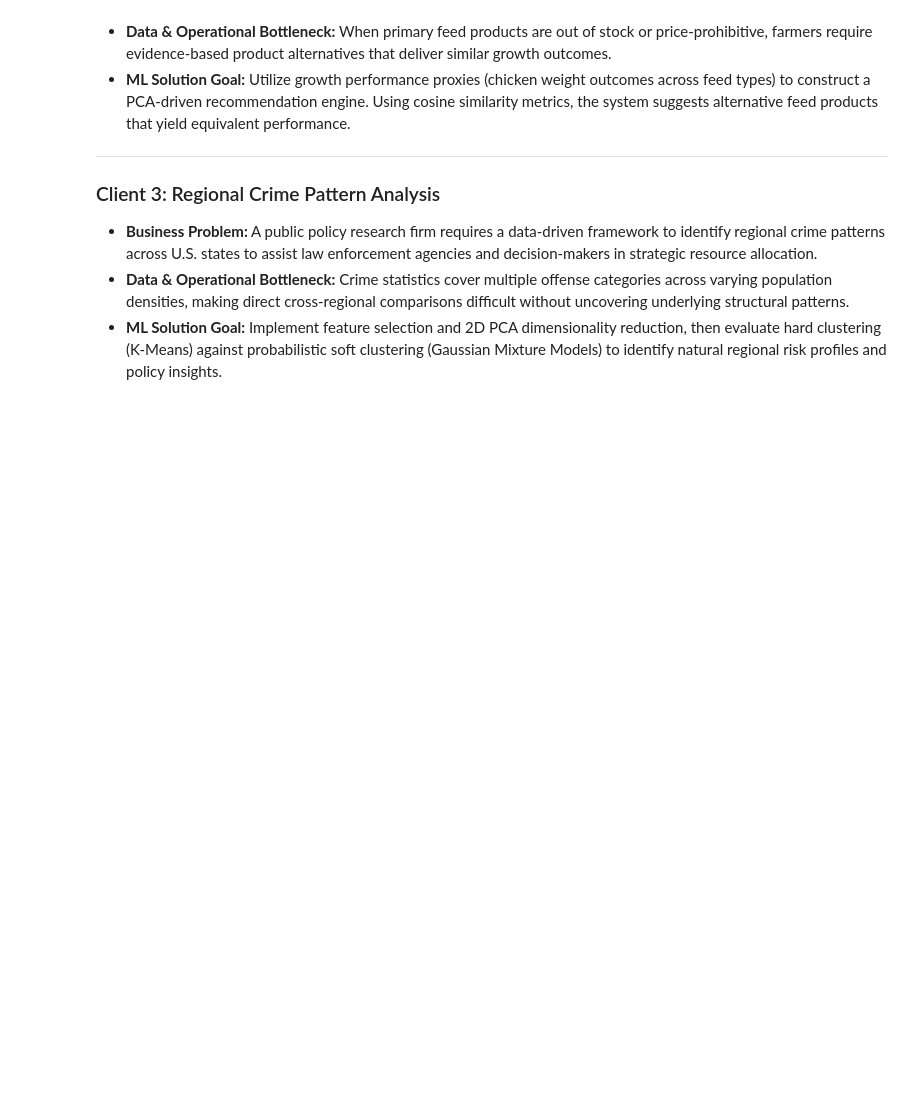
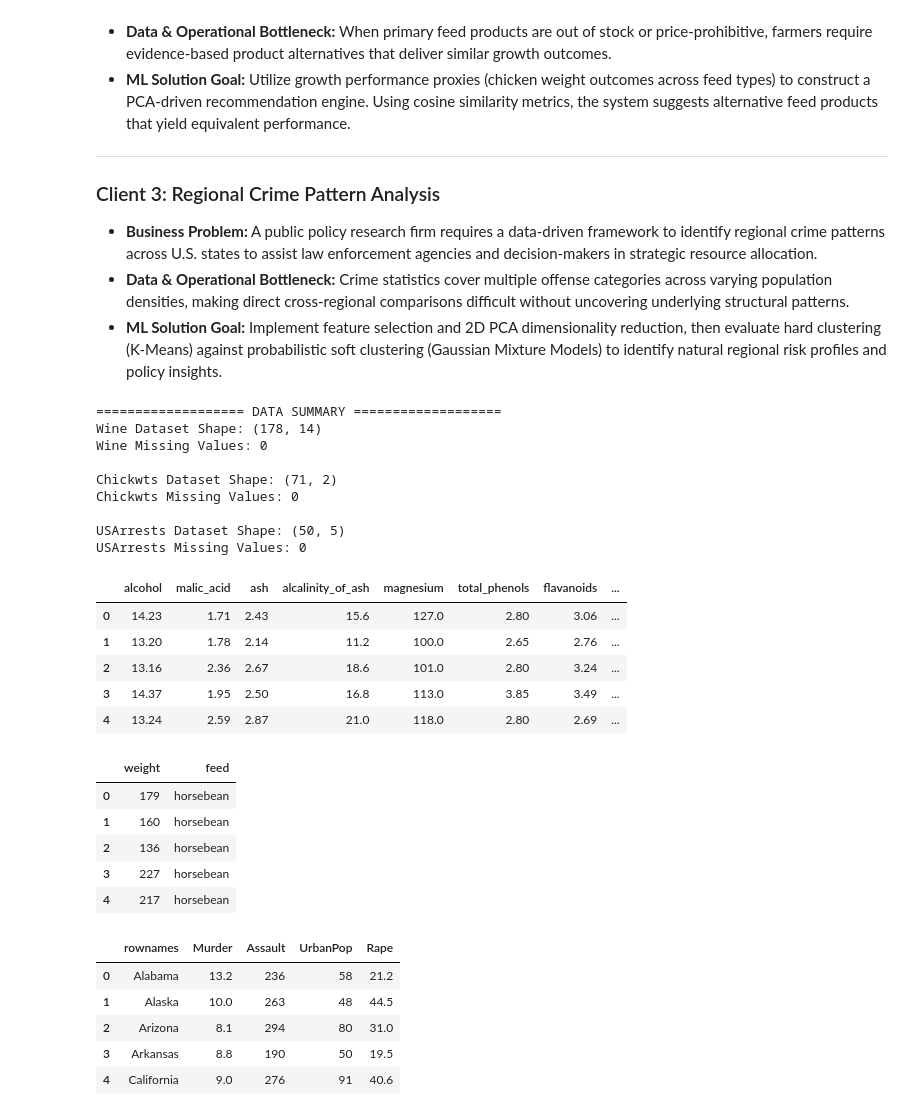
Before and after one commit to MichaelKamano/DataVine-Analysis, a Jupyter notebook: DataVine.ipynb, the cells around one changed output. Saved outputs shown, nothing was run; the diff lists cells and outputs as text; code cells hidden in the pictures; blank space fills up the shorter version.

```diff
--- a/DataVine.ipynb
+++ b/DataVine.ipynb
@@ -24,3 +24,56 @@ DataVine Analytics delivers standardized, end-to-end machine learning prototypes
 * **Business Problem:** A public policy research firm requires a data-driven framework to identify regional crime patterns across U.S. states to assist law enforcement agencies and decision-makers in strategic resource allocation.
 * **Data & Operational Bottleneck:** Crime statistics cover multiple offense categories across varying population densities, making direct cross-regional comparisons difficult without uncovering underlying structural patterns.
 * **ML Solution Goal:** Implement feature selection and 2D PCA dimensionality reduction, then evaluate hard clustering (K-Means) against probabilistic soft clustering (Gaussian Mixture Models) to identify natural regional risk profiles and policy insights.
+# %%
+#Load the Datasets
+import pandas as pd
+import numpy as np
+from sklearn.preprocessing import StandardScaler
+
+wine_df = pd.read_csv('DataSets/wine.csv')
+chickwts_df = pd.read_csv('DataSets/chickwts.csv')
+us_arrests_df = pd.read_csv('DataSets/USArrests.csv')
+
+#Inspect Dataset Structures & Missing Values
+print("=================== DATA SUMMARY ===================")
+print(f"Wine Dataset Shape: {wine_df.shape}")
+print(f"Wine Missing Values: {wine_df.isnull().sum().sum()}\n")
+
+print(f"Chickwts Dataset Shape: {chickwts_df.shape}")
+print(f"Chickwts Missing Values: {chickwts_df.isnull().sum().sum()}\n")
+
+print(f"USArrests Dataset Shape: {us_arrests_df.shape}")
+print(f"USArrests Missing Values: {us_arrests_df.isnull().sum().sum()}")
+
+# Display sample data
+display(wine_df.head())
+display(chickwts_df.head())
+display(us_arrests_df.head())
+# %% [output]
+=================== DATA SUMMARY ===================
+Wine Dataset Shape: (178, 14)
+Wine Missing Values: 0
+
+Chickwts Dataset Shape: (71, 2)
+Chickwts Missing Values: 0
+
+USArrests Dataset Shape: (50, 5)
+USArrests Missing Values: 0
+|  | alcohol | malic_acid | ash | alcalinity_of_ash | magnesium | total_phenols | flavanoids | ... |
+| 0 | 14.23 | 1.71 | 2.43 | 15.6 | 127.0 | 2.80 | 3.06 | ... |
+| 1 | 13.20 | 1.78 | 2.14 | 11.2 | 100.0 | 2.65 | 2.76 | ... |
+| 2 | 13.16 | 2.36 | 2.67 | 18.6 | 101.0 | 2.80 | 3.24 | ... |
+| 3 | 14.37 | 1.95 | 2.50 | 16.8 | 113.0 | 3.85 | 3.49 | ... |
+| 4 | 13.24 | 2.59 | 2.87 | 21.0 | 118.0 | 2.80 | 2.69 | ... |
+|  | weight | feed |
+| 0 | 179 | horsebean |
+| 1 | 160 | horsebean |
+| 2 | 136 | horsebean |
+| 3 | 227 | horsebean |
+| 4 | 217 | horsebean |
+|  | rownames | Murder | Assault | UrbanPop | Rape |
+| 0 | Alabama | 13.2 | 236 | 58 | 21.2 |
+| 1 | Alaska | 10.0 | 263 | 48 | 44.5 |
+| 2 | Arizona | 8.1 | 294 | 80 | 31.0 |
+| 3 | Arkansas | 8.8 | 190 | 50 | 19.5 |
+| 4 | California | 9.0 | 276 | 91 | 40.6 |
```
Also changed, not shown: parts of 3 cells of this notebook.
